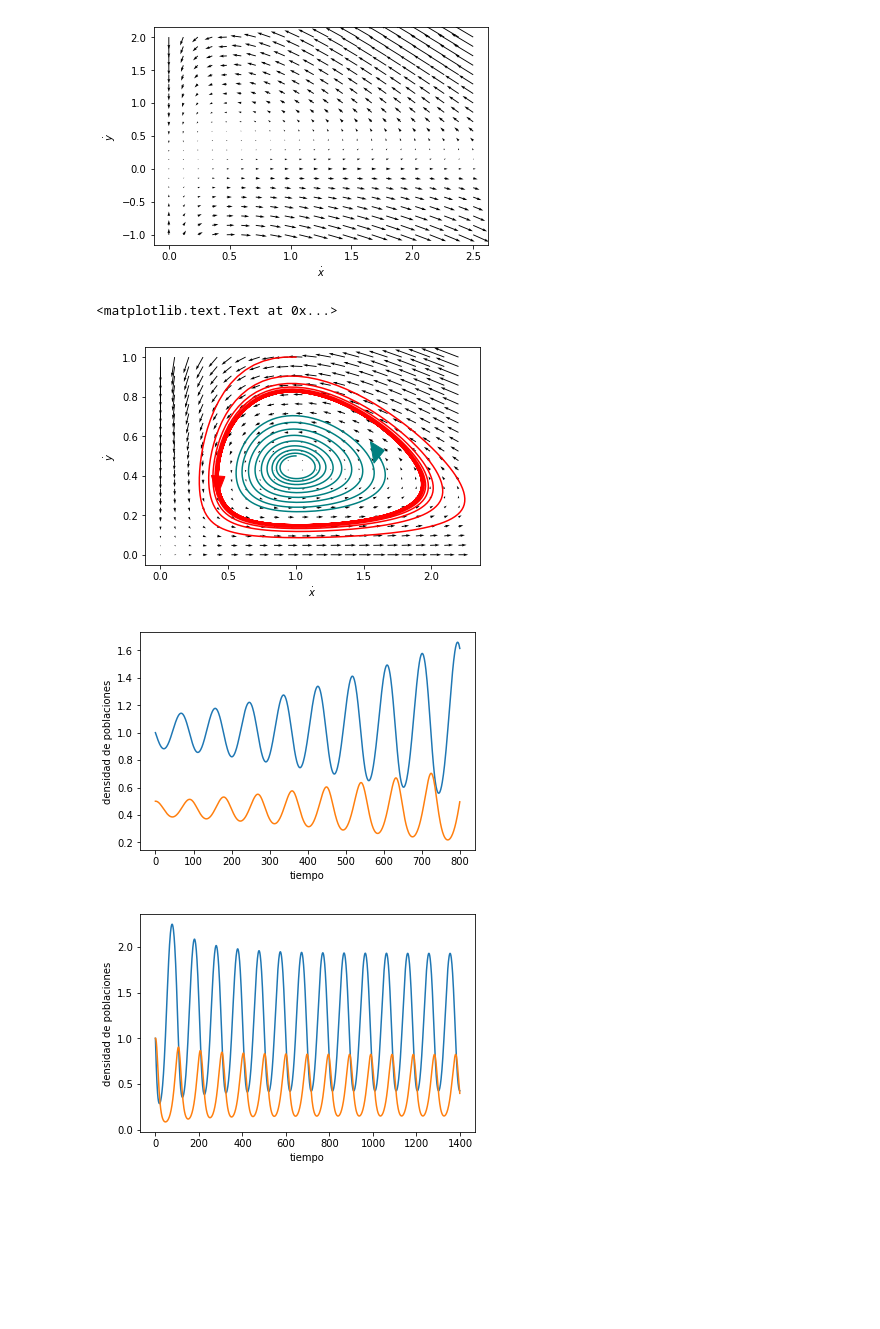
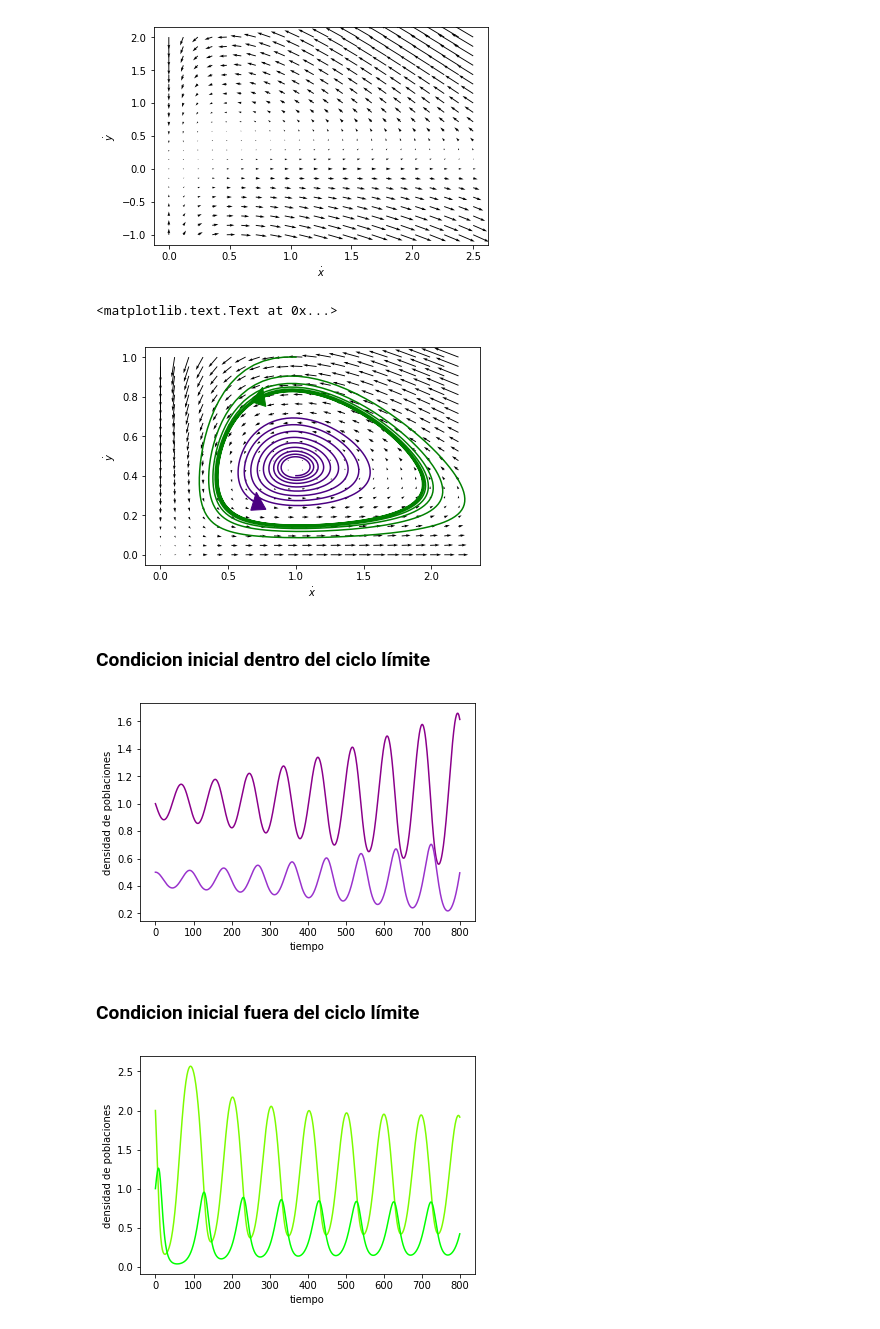
Before and after one commit to rgarcia-herrera/sistemas-dinamicos, a Jupyter notebook: Rosenzweig-MacArthur.ipynb, the cells around one changed output. Drawn from its saved outputs; the diff is of its cells as text; code cells hidden in the pictures; blank space fills up the shorter version.

Commit message:
colores, titulos, sistemas de ecuaciones

```diff
--- a/Rosenzweig-MacArthur.ipynb
+++ b/Rosenzweig-MacArthur.ipynb
@@ -149,13 +143,15 @@ e = 1.5
 f = presas(m, k)
 g = depredadores(e, m)
 
+# dibuja campo de vectores
 x, y = np.meshgrid(np.linspace(0, 2.2, 22),
                    np.linspace(0, 1, 22))
-
 u = f(x, y)
 v = g(x, y)
 plt.quiver(x, y, u, v)
 
+
+# funciones para graficar las trayectorias
 def step(x, y, dt, f, g):
     """
     Devuelve una nueva coordenada a partir de:
@@ -179,54 +175,61 @@ def trayectoria(x0, y0, f, g, dt=0.01, steps=100):
         x, y = step(x, y, dt, f, g)
     return t
 
-x0 = 1
-y0 = 0.5
+# Calcular 800 pasos tamaño 0.1 de las trayectorias
 dt = 0.1
 steps = 800
-xp, yp = zip(*[coord
-           for coord in
-           trayectoria(x0, y0, f, g, dt, steps)])
-plt.plot(xp, yp, color='teal')
-plt.arrow(xp[-2], yp[-2],
-          xp[-1] - xp[-2], yp[-1] - yp[-2],
-          color="teal", head_width=0.1, head_length=0.1)
 
+# Condiciones iniciales dentro del ciclo límite, en color índigo
+x0 = 1
+y0 = 0.4
+x_dentro, y_dentro = zip(*[coord
+                          for coord in
+                          trayectoria(x0, y0,
+                                      f, g,
+                                      dt, steps)])
+plt.plot(x_dentro, y_dentro, color='indigo')
+plt.arrow(x_dentro[-2], y_dentro[-2],
+          x_dentro[-1] - x_dentro[-2], y_dentro[-1] - y_dentro[-2],
+          color="indigo", head_width=0.1, head_length=0.1)
+
+
+# Condiciones iniciales fuera del ciclo límite, en verde
 x0 = 1
 y0 = 1
-dt = 0.1
-steps = 1400
-xd, yd = zip(*[coord
-           for coord in
-           trayectoria(x0, y0, f, g, dt, steps)])
-plt.plot(xd, yd, color='red')
-plt.arrow(xd[-2], yd[-2],
-          xd[-1] - xd[-2], yd[-1] - yd[-2],
-          color="red", head_width=0.1, head_length=0.1)
+x_fuera, y_fuera = zip(*[coord
+                         for coord in
+                         trayectoria(x0, y0,
+                                     f, g,
+                                     dt, steps)])
+plt.plot(x_fuera, y_fuera, color='green')
+plt.arrow(x_fuera[-2], y_fuera[-2],
+          x_fuera[-1] - x_fuera[-2], y_fuera[-1] - y_fuera[-2],
+          color="green", head_width=0.1, head_length=0.1)
 
 plt.xlabel("$\dot{x}$")
 plt.ylabel("$\dot{y}$")
 # %% [output]
 <matplotlib.text.Text at 0x...>
-[figure, old version]
+[figure, new version]
+# %% [markdown]
+### Condicion inicial dentro del ciclo límite
 # %%
-steps = 800
-
-t = np.arange(800)
+t = np.arange(steps)
 
 plt.xlabel("tiempo")
 plt.ylabel("densidad de poblaciones")
-fig = plt.plot(t, xp)
-fig = plt.plot(t, yp)
+fig = plt.plot(t, xp, color="darkmagenta")
+fig = plt.plot(t, yp, color="darkorchid")
 # %% [output]
-[figure, old version]
+[figure, new version]
+# %% [markdown]
+### Condicion inicial fuera del ciclo límite
 # %%
-steps = 800
-
-t = np.arange(1400)
+t = np.arange(steps)
 
 plt.xlabel("tiempo")
 plt.ylabel("densidad de poblaciones")
-fig = plt.plot(t, xd)
-fig = plt.plot(t, yd)
+fig = plt.plot(t, x_fuera, color="lawngreen")
+fig = plt.plot(t, y_fuera, color="lime")
 # %% [output]
-[figure, old version]
+[figure, new version]
```
Also changed, not shown: parts of 3 cells of this notebook.
